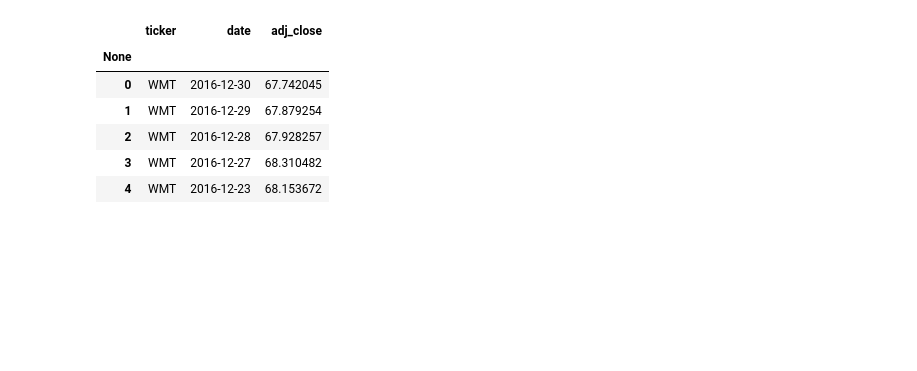
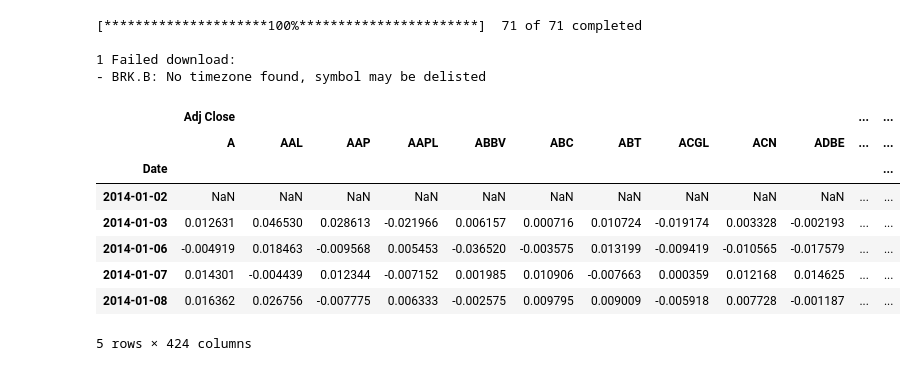
Before and after one commit to sarang2551/Data-Driven-Decisions, a Jupyter notebook: real_world_data.ipynb, the cells around one changed output. Saved outputs shown, nothing was run; the diff lists cells and outputs as text; code cells hidden in the pictures; blank space fills up the shorter version.

```diff
--- a/real_world_data.ipynb
+++ b/real_world_data.ipynb
@@ -22,14 +17,0 @@ quandl.ApiConfig.api_key = "6yEusj8NAz6mkQLeVvpB"
-# %%
-data = quandl.get_table('WIKI/PRICES', ticker = ['AAPL', 'MSFT', 'WMT'],
-                        qopts = { 'columns': ['ticker', 'date', 'adj_close'] },
-                        date = { 'gte': '2015-12-31', 'lte': '2016-12-31' },
-                        paginate=True)
-data.head()
-# %% [output]
-|  | ticker | date | adj_close |
-| None |  |  |  |
-| 0 | WMT | 2016-12-30 | 67.742045 |
-| 1 | WMT | 2016-12-29 | 67.879254 |
-| 2 | WMT | 2016-12-28 | 67.928257 |
-| 3 | WMT | 2016-12-27 | 68.310482 |
-| 4 | WMT | 2016-12-23 | 68.153672 |
@@ -35,0 +26,33 @@ data.head()
+# %%
+# get top 70 companies ticker
+# Download S&P 500 company tickers
+table=pd.read_html('https://en.wikipedia.org/wiki/List_of_S%26P_500_companies')
+df = table[0]
+tickers = df['Symbol'].tolist()
+# %%
+start_date = '2014-1-1'
+end_date = '2022-12-31'
+top_70 = tickers[:71]
+DYahoo = yf.download(" ".join(top_70), start=start_date,end=end_date)
+# %% [output]
+[*********************100%***********************]  71 of 71 completed
+
+1 Failed download:
+- BRK.B: No timezone found, symbol may be delisted
+# %%
+DYahoo = DYahoo.drop(('Adj Close','BRK.B'),axis=1)
+DYahoo = DYahoo.drop(('Volume','BRK.B'),axis=1)
+# %%
+# calculate percentage change for returns
+DYahoo['Adj Close'] = DYahoo['Adj Close'].pct_change()
+DYahoo.head()
+# %% [output]
+|  | Adj Close |  |  |  |  |  |  |  |  |  | ... | ... |
+|  | A | AAL | AAP | AAPL | ABBV | ABC | ABT | ACGL | ACN | ADBE | ... | ... |
+| Date |  |  |  |  |  |  |  |  |  |  |  | ... |
+| 2014-01-02 | NaN | NaN | NaN | NaN | NaN | NaN | NaN | NaN | NaN | NaN | ... | ... |
+| 2014-01-03 | 0.012631 | 0.046530 | 0.028613 | -0.021966 | 0.006157 | 0.000716 | 0.010724 | -0.019174 | 0.003328 | -0.002193 | ... | ... |
+| 2014-01-06 | -0.004919 | 0.018463 | -0.009568 | 0.005453 | -0.036520 | -0.003575 | 0.013199 | -0.009419 | -0.010565 | -0.017579 | ... | ... |
+| 2014-01-07 | 0.014301 | -0.004439 | 0.012344 | -0.007152 | 0.001985 | 0.010906 | -0.007663 | 0.000359 | 0.012168 | 0.014625 | ... | ... |
+| 2014-01-08 | 0.016362 | 0.026756 | -0.007775 | 0.006333 | -0.002575 | 0.009795 | 0.009009 | -0.005918 | 0.007728 | -0.001187 | ... | ... |
+5 rows × 424 columns
```
Also changed, not shown: parts of 13 cells of this notebook.
